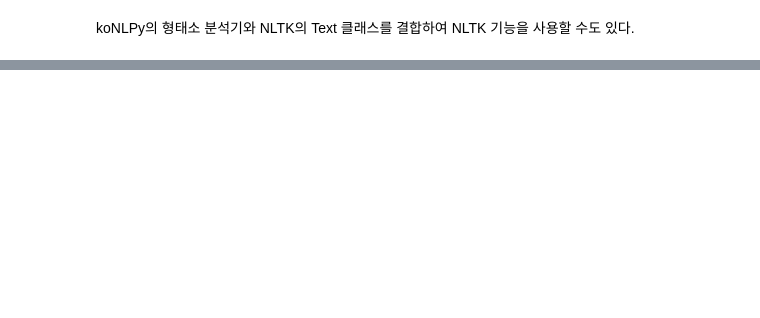
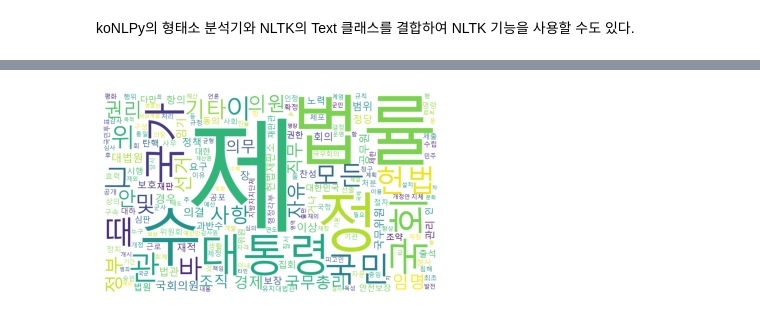
Before and after one commit to mkhoin/nlp1209, a Jupyter notebook: 자연어처리활용/02_KoNLPy_한국어자연어처리패키지.ipynb, the cells around one changed output, grey strips where cells are left out. Saved outputs shown, nothing was run; the diff lists cells and outputs as text; code cells hidden in the pictures; blank space fills up the shorter version.

```diff
--- a/자연어처리활용/02_KoNLPy_한국어자연어처리패키지.ipynb
+++ b/자연어처리활용/02_KoNLPy_한국어자연어처리패키지.ipynb
@@ -8,0 +19,3 @@ KoNLPy에서는 대한민국 헌법 말뭉치인 `kolaw`와 국회법안 말뭉
+# %%
+c = kolaw.open('constitution.txt').read()
+print(c[:40])
@@ -23,6 +64,13 @@ KoNLPy는 다음과 같은 다양한 형태소 분석, 태깅 라이브러리를
   * https://github.com/open-korean-text/open-korean-text
 
 여기에서는 한나눔, 꼬꼬마, 오픈코리안텍스트 형태소만 분석.
+# %%
+from konlpy.tag import *
+
+hannanum = Hannanum()
+kkma = Kkma()
+komoran = Komoran()
+okt = Okt()
 # %% [markdown]
 이 클래스들은 다음과 같은 메서드를 공통적으로 제공한다.
 
@@ -48,2 +339,12 @@ KoNLPy는 다음과 같은 다양한 형태소 분석, 태깅 라이브러리를
 # %% [markdown]
 koNLPy의 형태소 분석기와 NLTK의 Text 클래스를 결합하여 NLTK 기능을 사용할 수도 있다.
+# %%
+from nltk import Text
+from matplotlib import pyplot as plt
+from matplotlib import font_manager, rc
+font_name = font_manager.FontProperties(fname="c:/Windows/Fonts/malgun.ttf").get_name()
+rc('font', family=font_name)
+
+kolaw = Text(okt.nouns(c), name="kolaw")
+kolaw.plot(30)
+plt.show()
@@ -49,0 +353,12 @@ koNLPy의 형태소 분석기와 NLTK의 Text 클래스를 결합하여 NLTK 기
+# %%
+from wordcloud import WordCloud
+
+# 자신의 컴퓨터 환경에 맞는 한글 폰트 경로를 설정
+font_path = 'c:/Windows/Fonts/malgun.ttf'
+
+wc = WordCloud(width = 1500, height = 900, background_color="white", font_path=font_path)
+plt.imshow(wc.generate_from_frequencies(kolaw.vocab()))
+plt.axis("off")
+plt.show()
+# %% [output]
+[figure, added]
```
Also changed, not shown: parts of 21 cells of this notebook.
